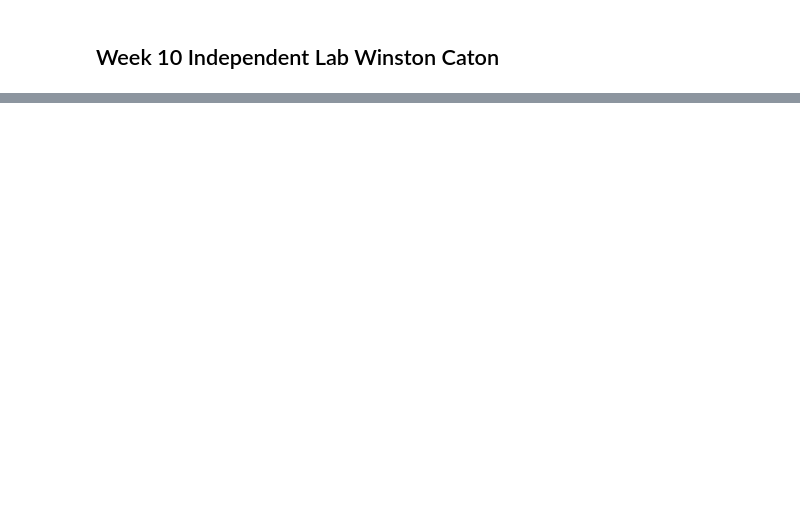
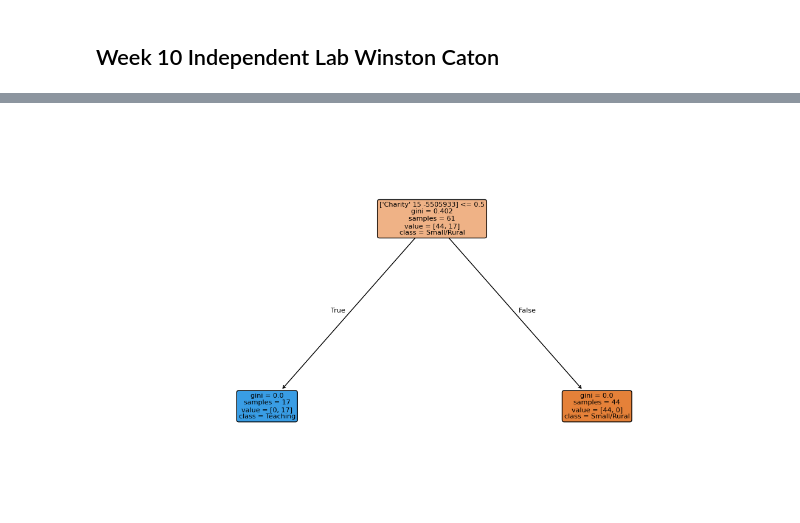
Before and after one commit to wincaton/week10labs, a Jupyter notebook: 10_Independent_Lab_Caton.ipynb, the cells around one changed output, grey strips where cells are left out. Saved outputs shown, nothing was run; the diff lists cells and outputs as text; code cells hidden in the pictures; blank space fills up the shorter version.

```diff
--- a/10_Independent_Lab_Caton.ipynb
+++ b/10_Independent_Lab_Caton.ipynb
@@ -61,0 +148,18 @@ Now that you have built several different trees, you need to assess each one.
+# %%
+# create labels
+col_names = list(hospitals_2[['DonorType','AvlBeds','OperInc']].values)
+classnames = list(hospitals_2['Teaching'].unique())
+
+# fit model
+tree_model_2 = tree.DecisionTreeClassifier(min_samples_split=5, min_samples_leaf=5).fit(hospitals_2[['DonorType2','AvlBeds','OperInc']], hospitals_2['Teaching'])
+
+# visualize tree
+plt.figure(figsize=(14,8))  # set plot size (denoted in inches)
+tree.plot_tree(tree_model_2,
+                feature_names=col_names,
+                class_names=classnames,
+                filled=True, rounded=True,
+                fontsize=8)
+plt.show()
+# %% [output]
+[figure, added]
```
Also changed, not shown: parts of 16 cells of this notebook, 1 other file.
